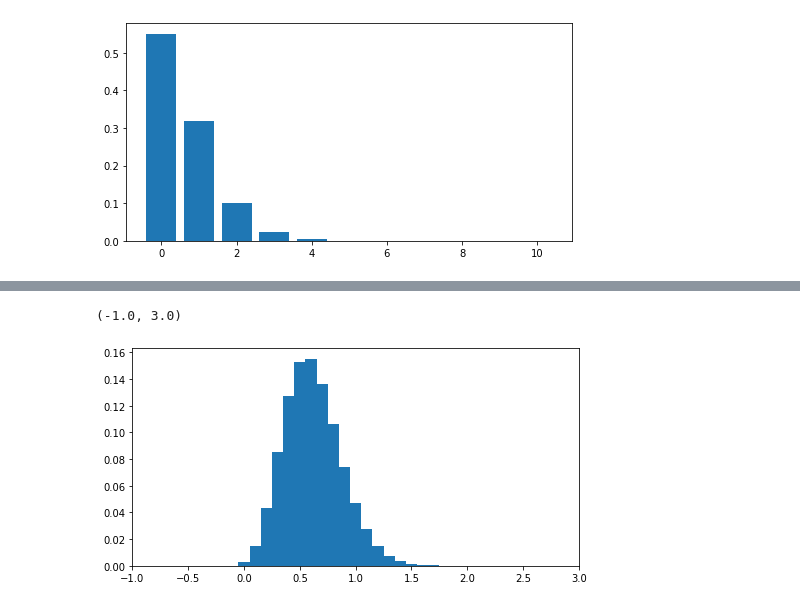
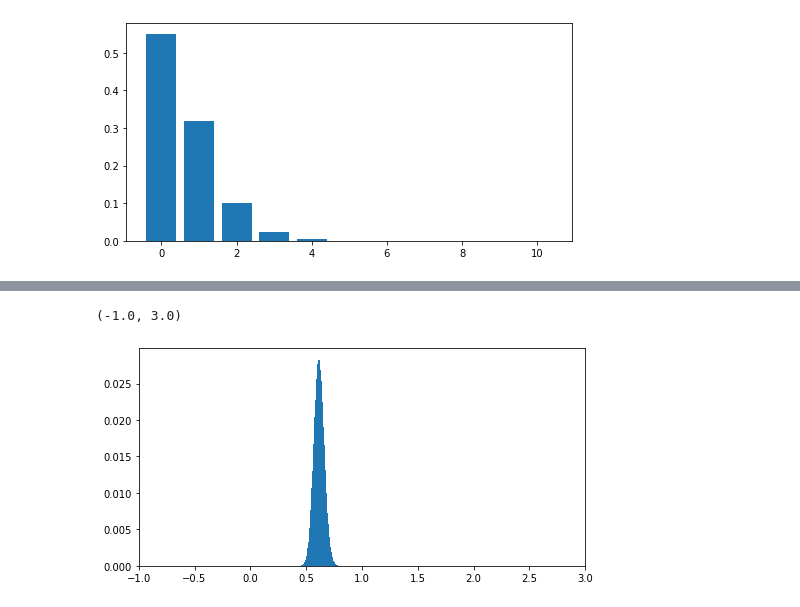
Before and after one commit to pacslab/conc-value-perf-modelling, a Jupyter notebook: model/01-calculate-params.ipynb, the cells around one changed output, grey strips where cells are left out. Drawn from its saved outputs; the diff is of its cells as text; code cells hidden in the pictures.

Commit message:
added new order distribution

```diff
--- a/model/01-calculate-params.ipynb
+++ b/model/01-calculate-params.ipynb
@@ -59,6 +59,10 @@ single_container_config = {
     'arrival_rate_total': 5,
     'alpha': 0.11,
     'base_service_time_ms': 1154,
+    'max_container_count': 25,
+    'target_conc': 0.7, # assumes target utilization
+    'max_scale_up_rate': 1000, # from N to 1000*N at most
+    'max_scale_down_rate': 2, # from N to N/2 at most
 }
 
 # update the config
@@ -132,14 +140,14 @@ plt.bar(req_df['req_count'], req_df['req_count_prob'])
 <BarContainer object of 11 artists>
 [figure]
 # %%
-avg_count = 10
+avg_count = 300
 
 import time
 start_time = time.time()
-averaged_vals, averaged_probs = utility.get_averaged_distribution(vals=req_df['req_count'], probs=req_df['req_count_prob'], avg_count=avg_count)
+req_count_averaged_vals, req_count_averaged_probs = utility.get_averaged_distribution(vals=req_df['req_count'], probs=req_df['req_count_prob'], avg_count=avg_count)
 print(f"Calculation took {time.time() - start_time} seconds")
 
 plt.figure(figsize=(8,4))
-plt.bar(averaged_vals, averaged_probs, width=1/avg_count)
+plt.bar(req_count_averaged_vals, req_count_averaged_probs, width=1/avg_count)
 plt.xlim([-1,3])
 # %% [output]
@@ -147,2 +155,2 @@ Calculation took 0.0030078887939453125 seconds
 (-1.0, 3.0)
-[figure, old version]
+[figure, new version]
```
Also changed, not shown: parts of 4 cells of this notebook.
